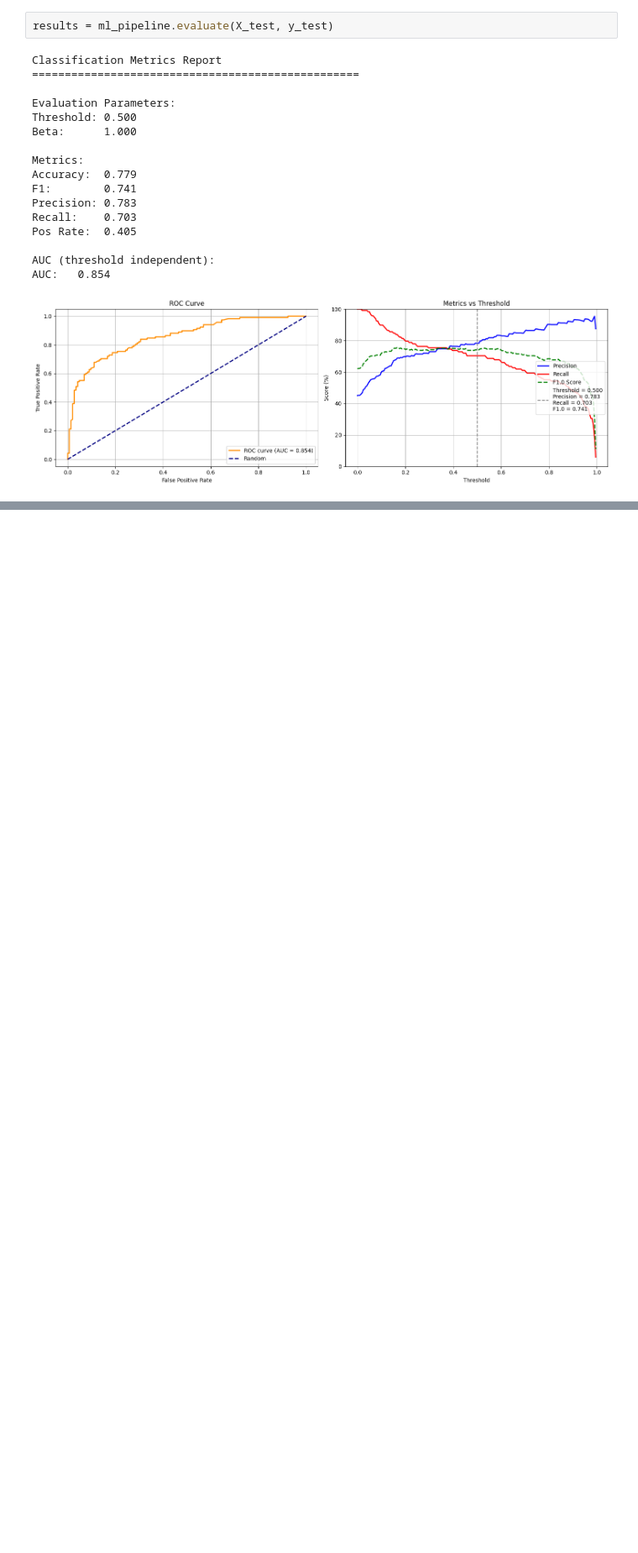
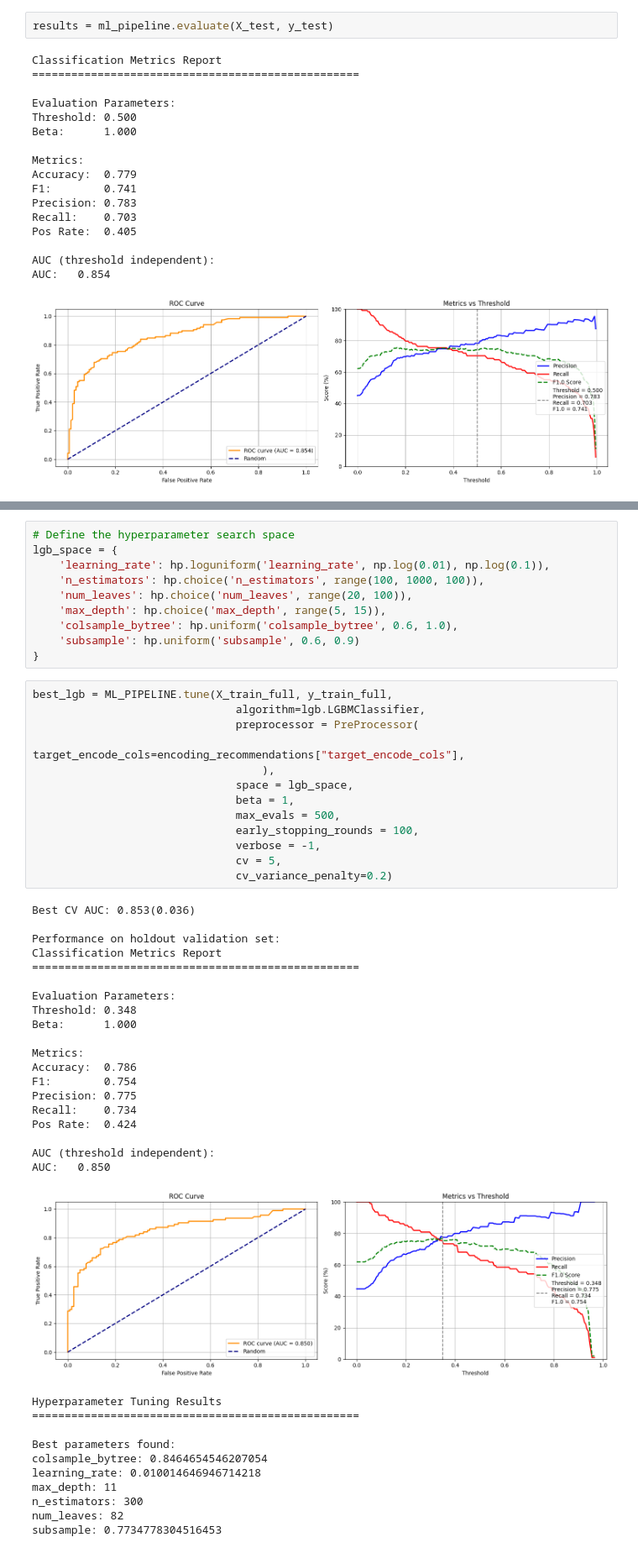
Before and after one commit to MenaWANG/mlarena, a Jupyter notebook: examples/advanced_usage.ipynb, the cells around one changed output, grey strips where cells are left out. Shown at 84% size. Drawn from its saved outputs; the diff is of its cells as text; blank space fills up the shorter version.

```diff
--- a/examples/advanced_usage.ipynb
+++ b/examples/advanced_usage.ipynb
@@ -245,0 +273,54 @@ AUC:   0.854
+# %%
+# Define the hyperparameter search space
+lgb_space = {
+    'learning_rate': hp.loguniform('learning_rate', np.log(0.01), np.log(0.1)),
+    'n_estimators': hp.choice('n_estimators', range(100, 1000, 100)),
+    'num_leaves': hp.choice('num_leaves', range(20, 100)),
+    'max_depth': hp.choice('max_depth', range(5, 15)),
+    'colsample_bytree': hp.uniform('colsample_bytree', 0.6, 1.0),
+    'subsample': hp.uniform('subsample', 0.6, 0.9)
+}
+# %%
+best_lgb = ML_PIPELINE.tune(X_train_full, y_train_full,
+                               algorithm=lgb.LGBMClassifier,
+                               preprocessor = PreProcessor(
+                                   target_encode_cols=encoding_recommendations["target_encode_cols"],
+                                   ),
+                               space = lgb_space,
+                               beta = 1,
+                               max_evals = 500,
+                               early_stopping_rounds = 100,
+                               verbose = -1,
+                               cv = 5,
+                               cv_variance_penalty=0.2)
+# %% [output]
+Best CV AUC: 0.853(0.036)
+
+Performance on holdout validation set:
+Classification Metrics Report
+==================================================
+
+Evaluation Parameters:
+Threshold: 0.348
+Beta:      1.000
+
+Metrics:
+Accuracy:  0.786
+F1:        0.754
+Precision: 0.775
+Recall:    0.734
+Pos Rate:  0.424
+
+AUC (threshold independent):
+AUC:   0.850
+[figure, added]
+Hyperparameter Tuning Results
+==================================================
+
+Best parameters found:
+colsample_bytree: 0.8464654546207054
+learning_rate: 0.010014646946714218
+max_depth: 11
+n_estimators: 300
+num_leaves: 82
+subsample: 0.7734778304516453
```
Also changed, not shown: parts of 6 cells of this notebook, 4 other files.
